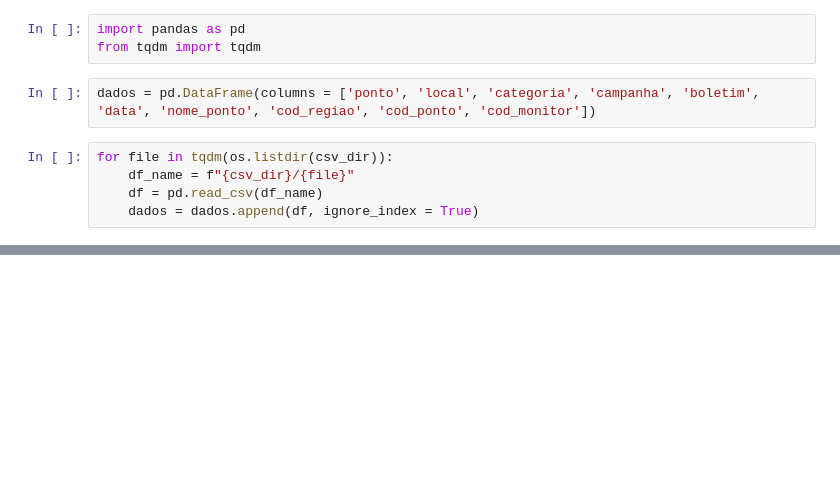
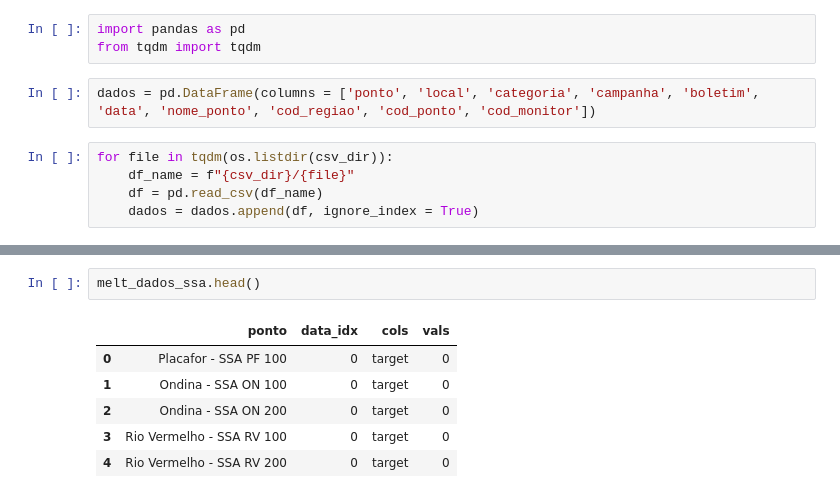
Before and after one commit to adelmofilho/BeachWaterQuality, a Jupyter notebook: notebooks/Untitled.ipynb, the cells around one changed output, grey strips where cells are left out. Cells and saved outputs as stored; diff of their text form; blank space fills up the shorter version.

```diff
--- a/notebooks/Untitled.ipynb
+++ b/notebooks/Untitled.ipynb
@@ -58,0 +112,9 @@ flamengo.groupby("categoria").count()
+# %%
+melt_dados_ssa.head()
+# %% [output]
+|  | ponto | data_idx | cols | vals |
+| 0 | Placafor - SSA PF 100 | 0 | target | 0 |
+| 1 | Ondina - SSA ON 100 | 0 | target | 0 |
+| 2 | Ondina - SSA ON 200 | 0 | target | 0 |
+| 3 | Rio Vermelho - SSA RV 100 | 0 | target | 0 |
+| 4 | Rio Vermelho - SSA RV 200 | 0 | target | 0 |
```
Also changed, not shown: parts of 27 cells of this notebook, 1 other file.
